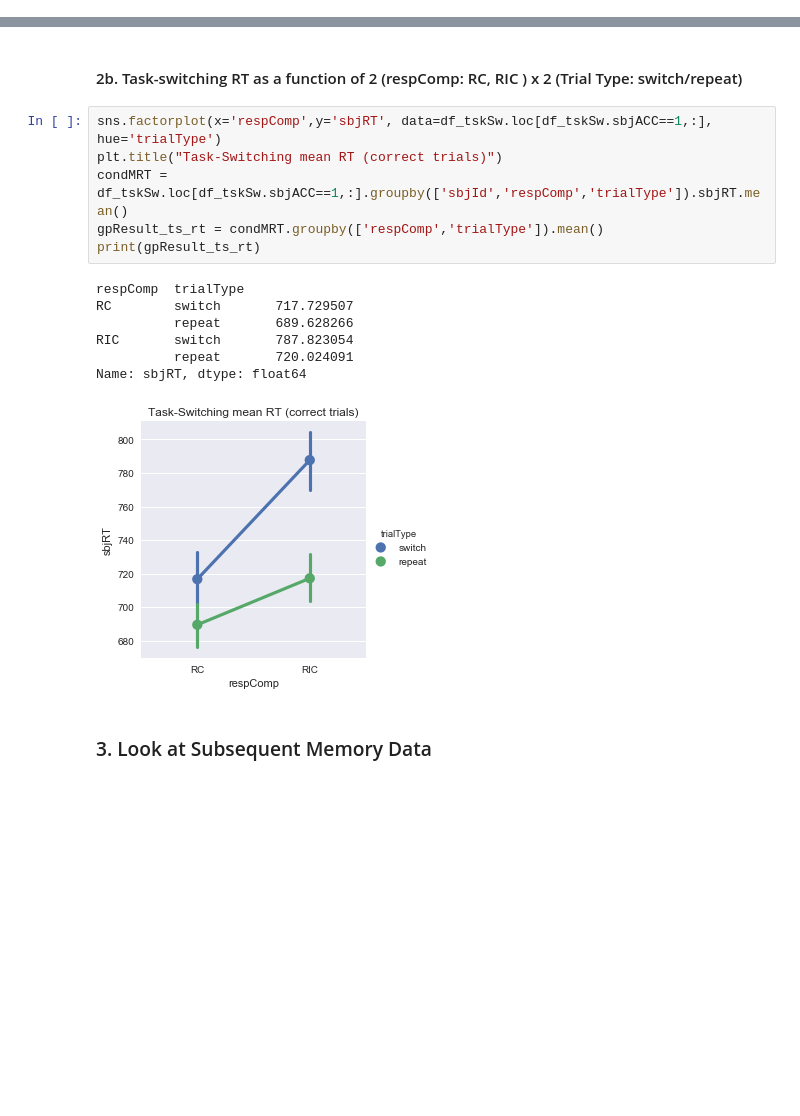
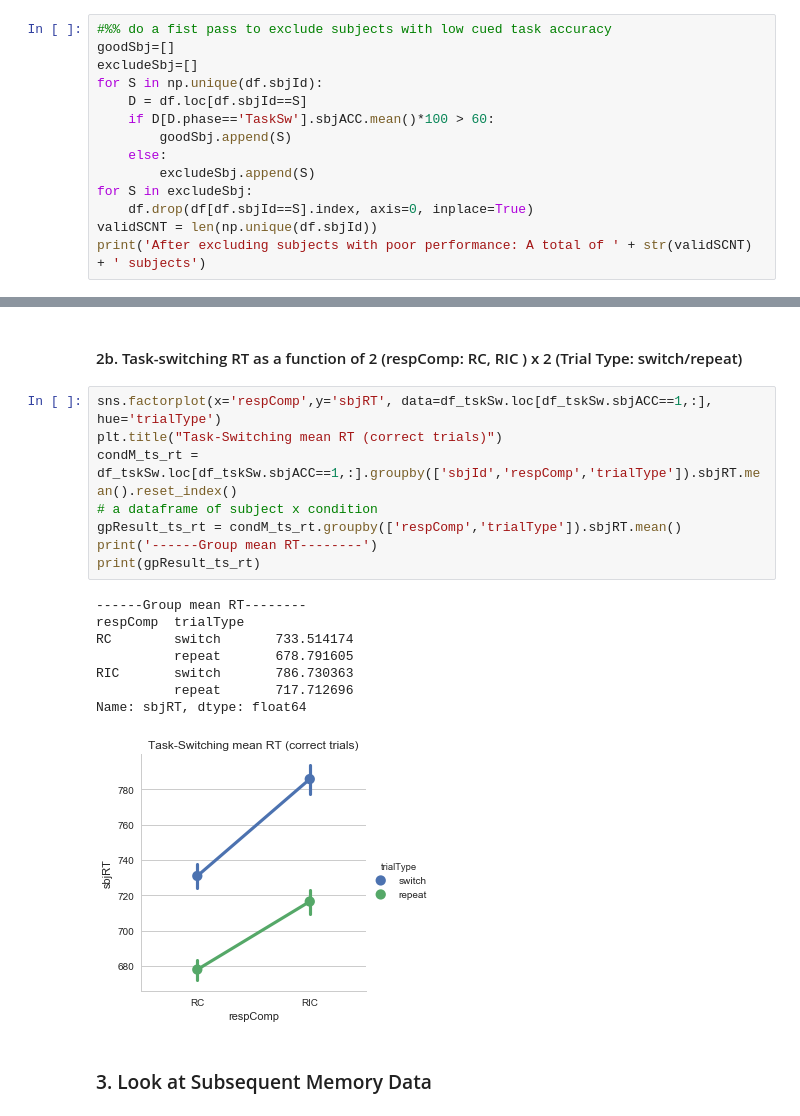
Before and after one commit to yuchinchiu/TSRC_v1_data, a Jupyter notebook: analysis_py/TSRC_basicAnalysis.ipynb, the cells around one changed output, grey strips where cells are left out. Saved outputs shown, nothing was run; the diff lists cells and outputs as text; blank space fills up the shorter version.

```diff
--- a/analysis_py/TSRC_basicAnalysis.ipynb
+++ b/analysis_py/TSRC_basicAnalysis.ipynb
@@ -16,0 +43,14 @@ A total of 9 subjects
+# %%
+#%% do a fist pass to exclude subjects with low cued task accuracy
+goodSbj=[]
+excludeSbj=[]
+for S in np.unique(df.sbjId):
+    D = df.loc[df.sbjId==S]
+    if D[D.phase=='TaskSw'].sbjACC.mean()*100 > 60:
+        goodSbj.append(S)
+    else:
+        excludeSbj.append(S)
+for S in excludeSbj:
+    df.drop(df[df.sbjId==S].index, axis=0, inplace=True)
+validSCNT = len(np.unique(df.sbjId))
+print('After excluding subjects with poor performance: A total of ' + str(validSCNT) + ' subjects')
@@ -50,17 +96,20 @@ Name: sbjACC, dtype: float64
 # %%
 sns.factorplot(x='respComp',y='sbjRT', data=df_tskSw.loc[df_tskSw.sbjACC==1,:], hue='trialType')
 plt.title("Task-Switching mean RT (correct trials)")
-condMRT = df_tskSw.loc[df_tskSw.sbjACC==1,:].groupby(['sbjId','respComp','trialType']).sbjRT.mean()
-gpResult_ts_rt = condMRT.groupby(['respComp','trialType']).mean()
+condM_ts_rt = df_tskSw.loc[df_tskSw.sbjACC==1,:].groupby(['sbjId','respComp','trialType']).sbjRT.mean().reset_index()
+# a dataframe of subject x condition
+gpResult_ts_rt = condM_ts_rt.groupby(['respComp','trialType']).sbjRT.mean()
+print('------Group mean RT--------')
 print(gpResult_ts_rt)
 # %% [output]
+------Group mean RT--------
 respComp  trialType
-RC        switch       717.729507
-          repeat       689.628266
-RIC       switch       787.823054
-          repeat       720.024091
+RC        switch       733.514174
+          repeat       678.791605
+RIC       switch       786.730363
+          repeat       717.712696
 Name: sbjRT, dtype: float64
-[figure, old version]
+[figure, new version]
 # %% [markdown]
 ### 3. Look at Subsequent Memory Data
 # %%
```
Also changed, not shown: parts of 20 cells of this notebook.
